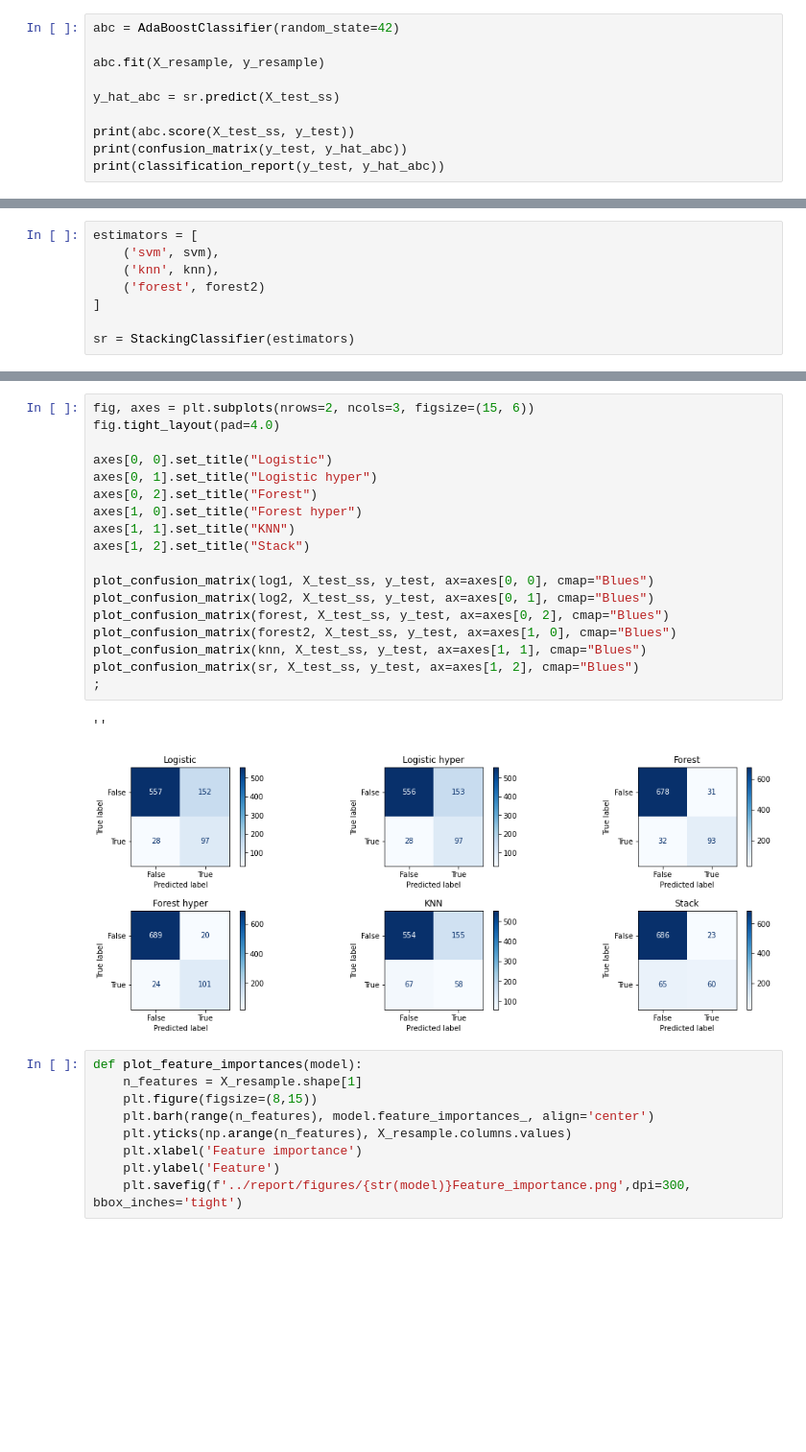
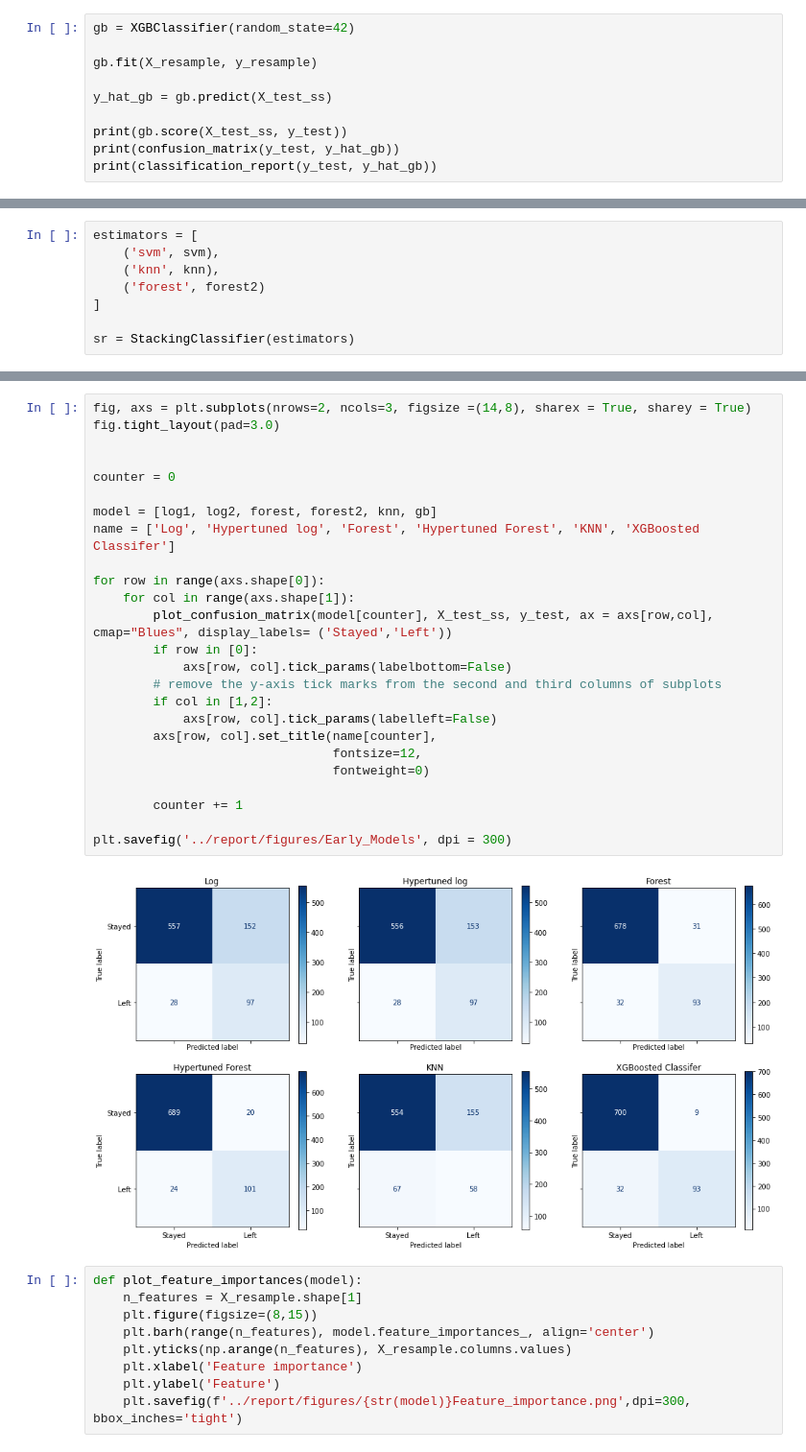
Before and after one commit to howen7/Predictive_Modeling, a Jupyter notebook: notebooks/exploratory/Hunter.ipynb, the cells around one changed output, grey strips where cells are left out. Shown at 96% size. Saved outputs shown, nothing was run; the diff lists cells and outputs as text; blank space fills up the shorter version.

```diff
--- a/notebooks/exploratory/Hunter.ipynb
+++ b/notebooks/exploratory/Hunter.ipynb
@@ -281,12 +320,12 @@ print(classification_report(y_test, y_hat_svm))
 # %% [markdown]
 # Adaboost model
 # %%
-abc = AdaBoostClassifier(random_state=42)
+gb = XGBClassifier(random_state=42)
 
-abc.fit(X_resample, y_resample)
+gb.fit(X_resample, y_resample)
 
-y_hat_abc = sr.predict(X_test_ss)
+y_hat_gb = gb.predict(X_test_ss)
 
-print(abc.score(X_test_ss, y_test))
-print(confusion_matrix(y_test, y_hat_abc))
-print(classification_report(y_test, y_hat_abc))
+print(gb.score(X_test_ss, y_test))
+print(confusion_matrix(y_test, y_hat_gb))
+print(classification_report(y_test, y_hat_gb))
@@ -311,24 +381,30 @@ print(classification_report(y_test, y_hat_sr))
-# %%
-fig, axes = plt.subplots(nrows=2, ncols=3, figsize=(15, 6))
-fig.tight_layout(pad=4.0)
-
-axes[0, 0].set_title("Logistic")
-axes[0, 1].set_title("Logistic hyper")
-axes[0, 2].set_title("Forest")
-axes[1, 0].set_title("Forest hyper")
-axes[1, 1].set_title("KNN")
-axes[1, 2].set_title("Stack")
-
-plot_confusion_matrix(log1, X_test_ss, y_test, ax=axes[0, 0], cmap="Blues")
-plot_confusion_matrix(log2, X_test_ss, y_test, ax=axes[0, 1], cmap="Blues")
-plot_confusion_matrix(forest, X_test_ss, y_test, ax=axes[0, 2], cmap="Blues")
-plot_confusion_matrix(forest2, X_test_ss, y_test, ax=axes[1, 0], cmap="Blues")
-plot_confusion_matrix(knn, X_test_ss, y_test, ax=axes[1, 1], cmap="Blues")
-plot_confusion_matrix(sr, X_test_ss, y_test, ax=axes[1, 2], cmap="Blues")
-;
-# %% [output]
-''
-[figure, removed]
+# %%
+fig, axs = plt.subplots(nrows=2, ncols=3, figsize =(14,8), sharex = True, sharey = True)
+fig.tight_layout(pad=3.0)
+
+
+counter = 0
+
+model = [log1, log2, forest, forest2, knn, gb]
+name = ['Log', 'Hypertuned log', 'Forest', 'Hypertuned Forest', 'KNN', 'XGBoosted Classifer']
+
+for row in range(axs.shape[0]):
+    for col in range(axs.shape[1]):
+        plot_confusion_matrix(model[counter], X_test_ss, y_test, ax = axs[row,col], cmap="Blues", display_labels= ('Stayed','Left'))
+        if row in [0]:
+            axs[row, col].tick_params(labelbottom=False)
+        # remove the y-axis tick marks from the second and third columns of subplots
+        if col in [1,2]:
+            axs[row, col].tick_params(labelleft=False)
+        axs[row, col].set_title(name[counter],
+                                fontsize=12,
+                                fontweight=0)
+
+        counter += 1
+
+plt.savefig('../report/figures/Early_Models', dpi = 300)
+# %% [output]
+[figure, added]
 # %%
 def plot_feature_importances(model):
     n_features = X_resample.shape[1]
```
Also changed, not shown: parts of 17 cells of this notebook, 9 other files.
